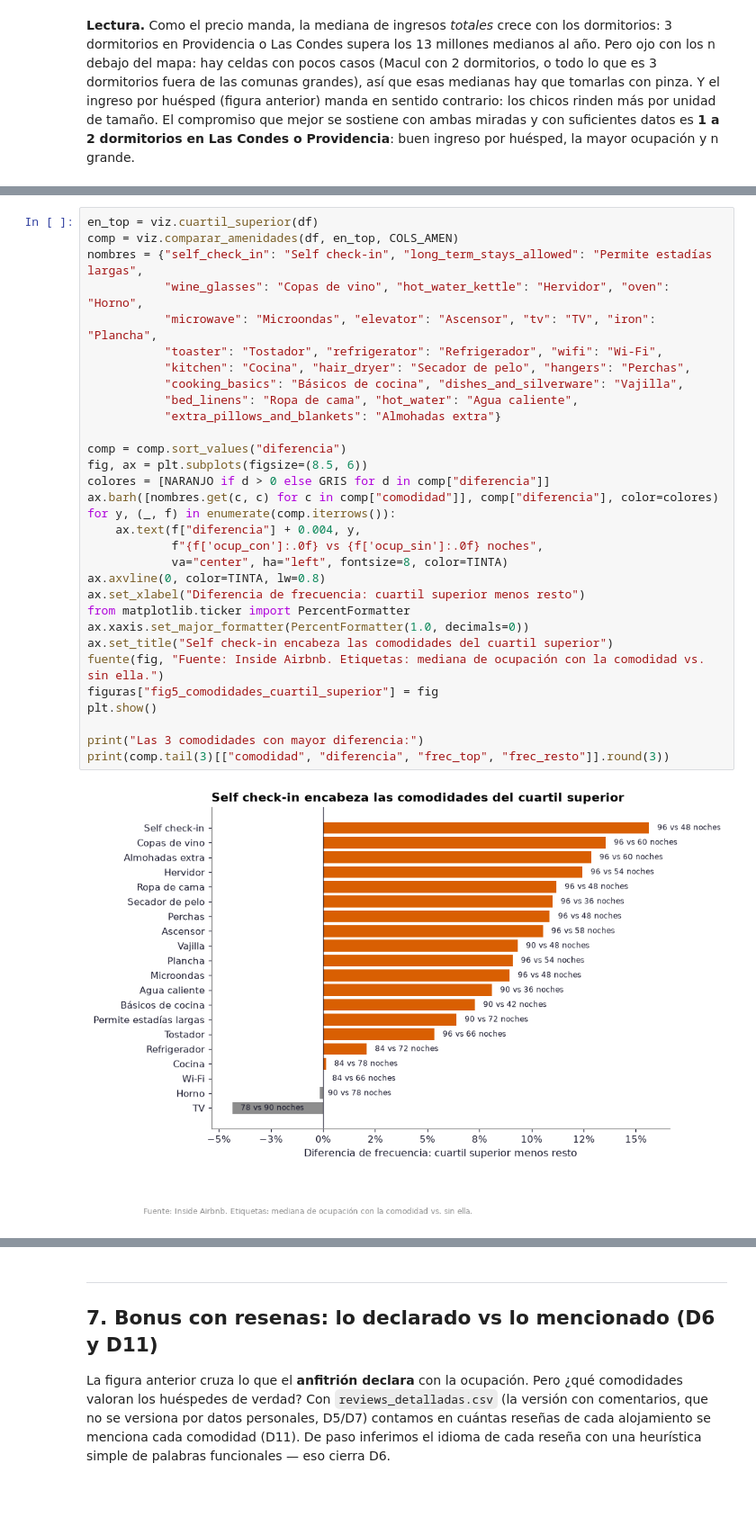
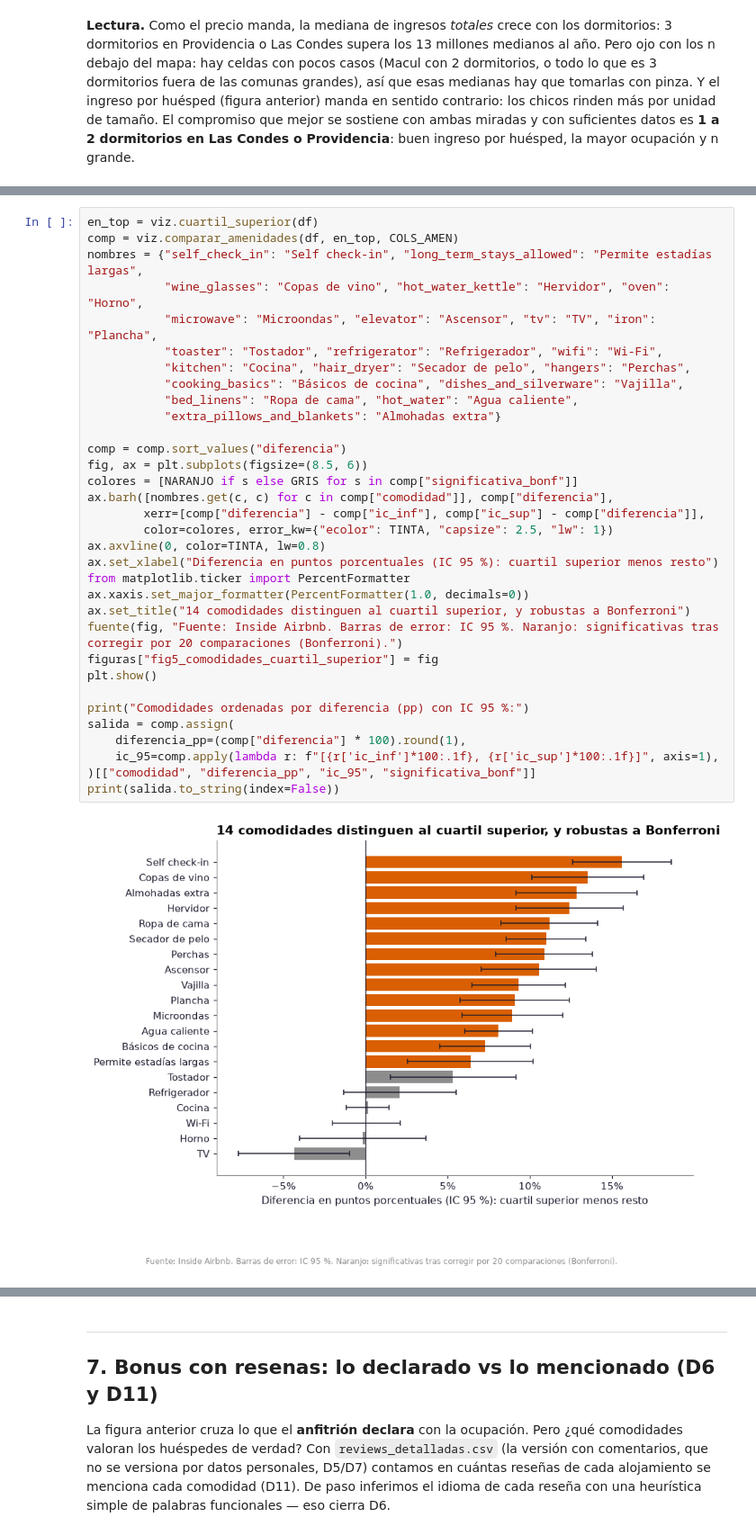
Before and after one commit to RedWolfo10/proyecto-grupo4-mcdi500, a Jupyter notebook: F4/S3_F4_Visualizacion_Comunicacion.ipynb, the cells around one changed output, grey strips where cells are left out. Shown at 90% size. Drawn from its saved outputs; the diff is of its cells as text; blank space fills up the shorter version.

Commit message:
feat: agrega IC 95 y correccion de Bonferroni a la comparacion de comodidades

```diff
--- a/F4/S3_F4_Visualizacion_Comunicacion.ipynb
+++ b/F4/S3_F4_Visualizacion_Comunicacion.ipynb
@@ -461,33 +463,35 @@ ocupación.
 # %%
 en_top = viz.cuartil_superior(df)
 comp = viz.comparar_amenidades(df, en_top, COLS_AMEN)
 nombres = {"self_check_in": "Self check-in", "long_term_stays_allowed": "Permite estadías largas",
            "wine_glasses": "Copas de vino", "hot_water_kettle": "Hervidor", "oven": "Horno",
            "microwave": "Microondas", "elevator": "Ascensor", "tv": "TV", "iron": "Plancha",
            "toaster": "Tostador", "refrigerator": "Refrigerador", "wifi": "Wi-Fi",
            "kitchen": "Cocina", "hair_dryer": "Secador de pelo", "hangers": "Perchas",
            "cooking_basics": "Básicos de cocina", "dishes_and_silverware": "Vajilla",
            "bed_linens": "Ropa de cama", "hot_water": "Agua caliente",
            "extra_pillows_and_blankets": "Almohadas extra"}
 
 comp = comp.sort_values("diferencia")
 fig, ax = plt.subplots(figsize=(8.5, 6))
-colores = [NARANJO if d > 0 else GRIS for d in comp["diferencia"]]
-ax.barh([nombres.get(c, c) for c in comp["comodidad"]], comp["diferencia"], color=colores)
-for y, (_, f) in enumerate(comp.iterrows()):
-    ax.text(f["diferencia"] + 0.004, y,
-            f"{f['ocup_con']:.0f} vs {f['ocup_sin']:.0f} noches",
-            va="center", ha="left", fontsize=8, color=TINTA)
+colores = [NARANJO if s else GRIS for s in comp["significativa_bonf"]]
+ax.barh([nombres.get(c, c) for c in comp["comodidad"]], comp["diferencia"],
+        xerr=[comp["diferencia"] - comp["ic_inf"], comp["ic_sup"] - comp["diferencia"]],
+        color=colores, error_kw={"ecolor": TINTA, "capsize": 2.5, "lw": 1})
 ax.axvline(0, color=TINTA, lw=0.8)
-ax.set_xlabel("Diferencia de frecuencia: cuartil superior menos resto")
+ax.set_xlabel("Diferencia en puntos porcentuales (IC 95 %): cuartil superior menos resto")
 from matplotlib.ticker import PercentFormatter
 ax.xaxis.set_major_formatter(PercentFormatter(1.0, decimals=0))
-ax.set_title("Self check-in encabeza las comodidades del cuartil superior")
-fuente(fig, "Fuente: Inside Airbnb. Etiquetas: mediana de ocupación con la comodidad vs. sin ella.")
+ax.set_title("14 comodidades distinguen al cuartil superior, y robustas a Bonferroni")
+fuente(fig, "Fuente: Inside Airbnb. Barras de error: IC 95 %. Naranjo: significativas tras corregir por 20 comparaciones (Bonferroni).")
 figuras["fig5_comodidades_cuartil_superior"] = fig
 plt.show()
 
-print("Las 3 comodidades con mayor diferencia:")
-print(comp.tail(3)[["comodidad", "diferencia", "frec_top", "frec_resto"]].round(3))
+print("Comodidades ordenadas por diferencia (pp) con IC 95 %:")
+salida = comp.assign(
+    diferencia_pp=(comp["diferencia"] * 100).round(1),
+    ic_95=comp.apply(lambda r: f"[{r['ic_inf']*100:.1f}, {r['ic_sup']*100:.1f}]", axis=1),
+)[["comodidad", "diferencia_pp", "ic_95", "significativa_bonf"]]
+print(salida.to_string(index=False))
 # %% [output]
-[figure, old version]
+[figure, new version]
```
Also changed, not shown: parts of 5 cells of this notebook, 5 other files.
